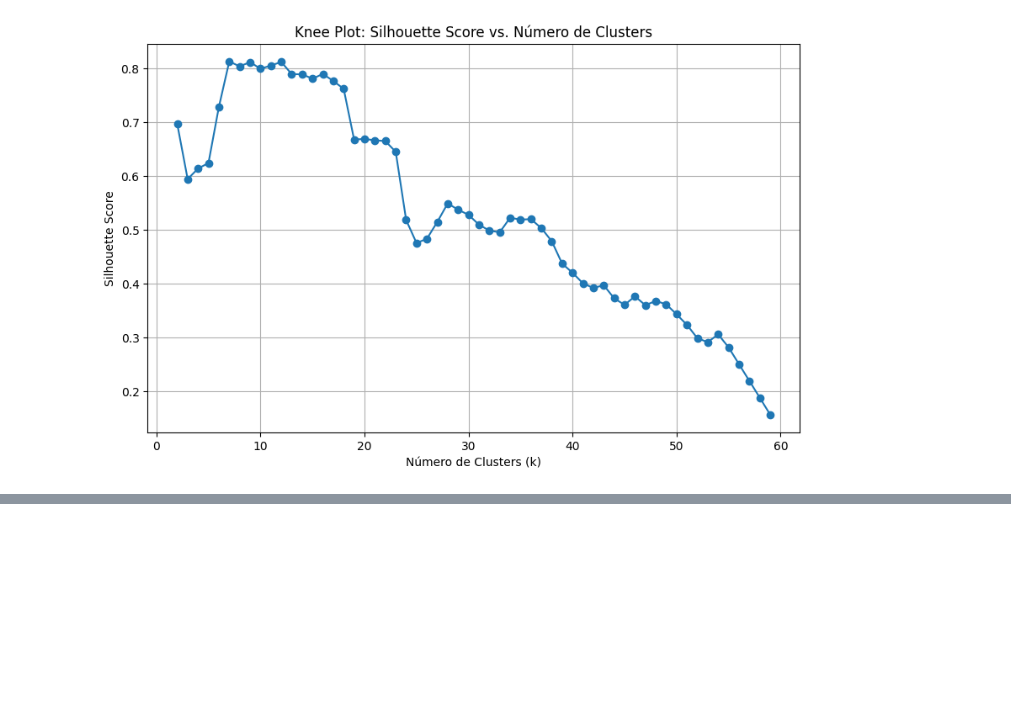
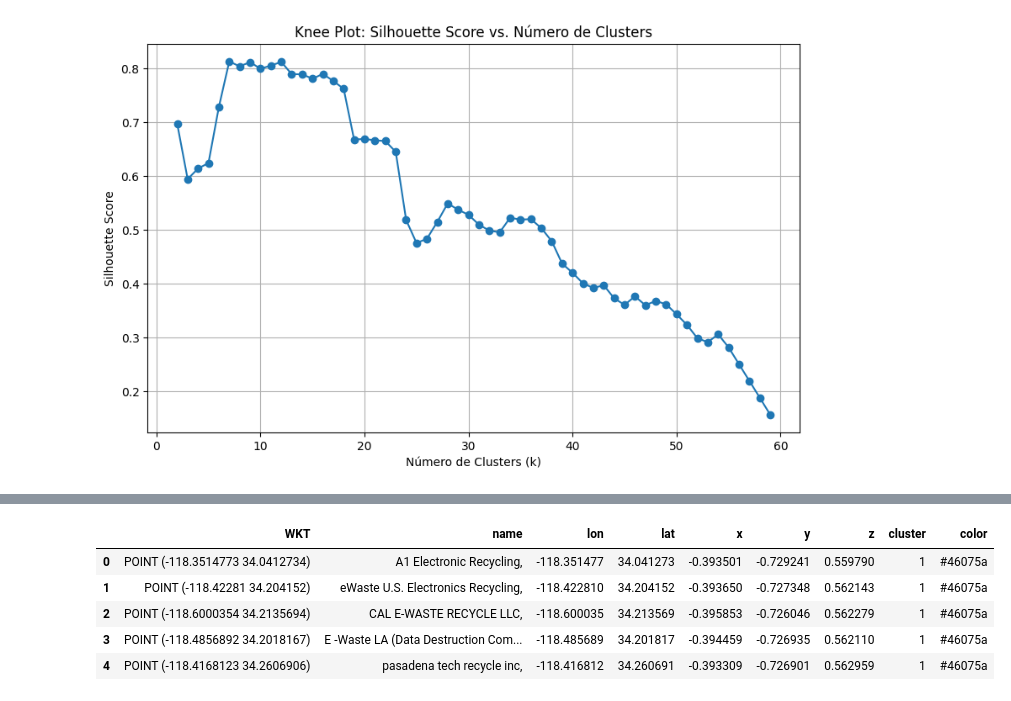
Before and after one commit to CSIPro/Recycling, a Jupyter notebook: KMeans_Without_Distances/EWaste-Geographical.ipynb, the cells around one changed output, grey strips where cells are left out. Drawn from its saved outputs; the diff is of its cells as text; code cells hidden in the pictures; blank space fills up the shorter version.

```diff
--- a/KMeans_Without_Distances/EWaste-Geographical.ipynb
+++ b/KMeans_Without_Distances/EWaste-Geographical.ipynb
@@ -94,0 +103,17 @@ print(f"Silhouette Score: {sil_score:.4f}")
+# %%
+colors = [plt.cm.viridis(i / (len(cluster_labels) - 1)) for i in range(len(cluster_labels))]
+
+m = folium.Map([33.447046773463654, -112.08091337731709], zoom_start=12)
+
+
+# def mark_on_map(row):
+#   lat = row['lat']
+#   lon = row['lon']
+
+#   folium.Marker(
+#     location=[lat, lon],
+#     popup=row['name'],
+#     icon=folium.Icon(colors[row['cluster']])
+#   ).add_to(m)
+
+# df.apply(mark_on_map, axis=1)
@@ -94,0 +149,13 @@ print(f"Silhouette Score: {sil_score:.4f}")
+# %%
+# Convertir los colores a formato hexadecimal
+df['color'] = df['cluster'].map(lambda x: mcolors.to_hex(colors[x]))
+
+# Mostrar el DataFrame con los colores asignados
+df.head()
+# %% [output]
+|  | WKT | name | lon | lat | x | y | z | cluster | color |
+| 0 | POINT (-118.3514773 34.0412734) | A1 Electronic Recycling, | -118.351477 | 34.041273 | -0.393501 | -0.729241 | 0.559790 | 1 | #46075a |
+| 1 | POINT (-118.42281 34.204152) | eWaste U.S. Electronics Recycling, | -118.422810 | 34.204152 | -0.393650 | -0.727348 | 0.562143 | 1 | #46075a |
+| 2 | POINT (-118.6000354 34.2135694) | CAL E-WASTE RECYCLE LLC, | -118.600035 | 34.213569 | -0.395853 | -0.726046 | 0.562279 | 1 | #46075a |
+| 3 | POINT (-118.4856892 34.2018167) | E -Waste LA (Data Destruction Com... | -118.485689 | 34.201817 | -0.394459 | -0.726935 | 0.562110 | 1 | #46075a |
+| 4 | POINT (-118.4168123 34.2606906) | pasadena tech recycle inc, | -118.416812 | 34.260691 | -0.393309 | -0.726901 | 0.562959 | 1 | #46075a |
```
Also changed, not shown: parts of 9 cells of this notebook.
